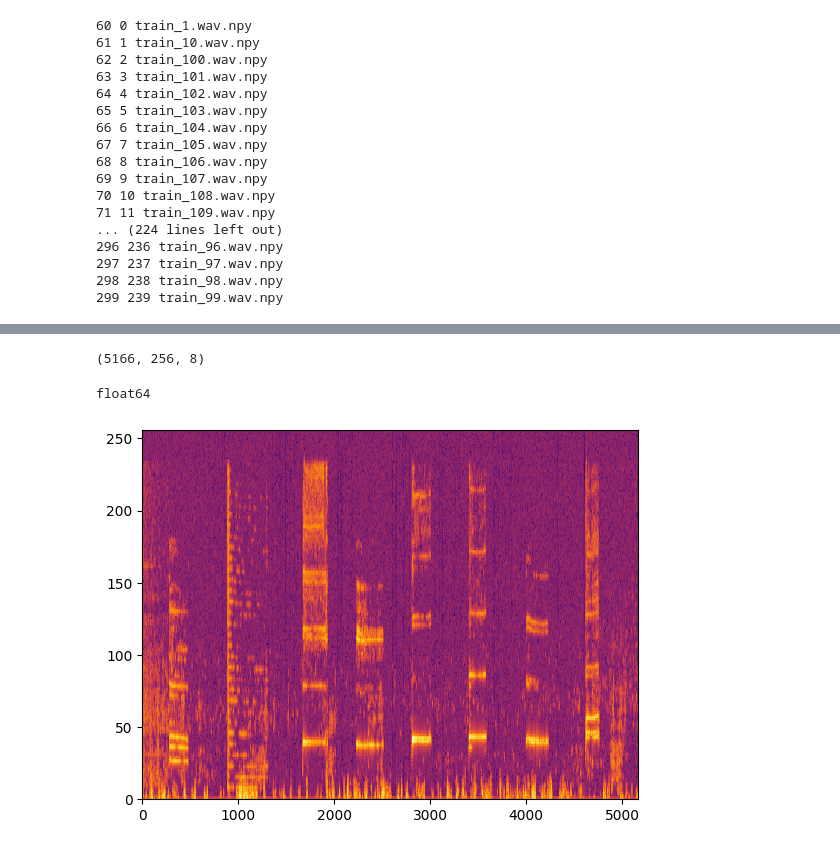
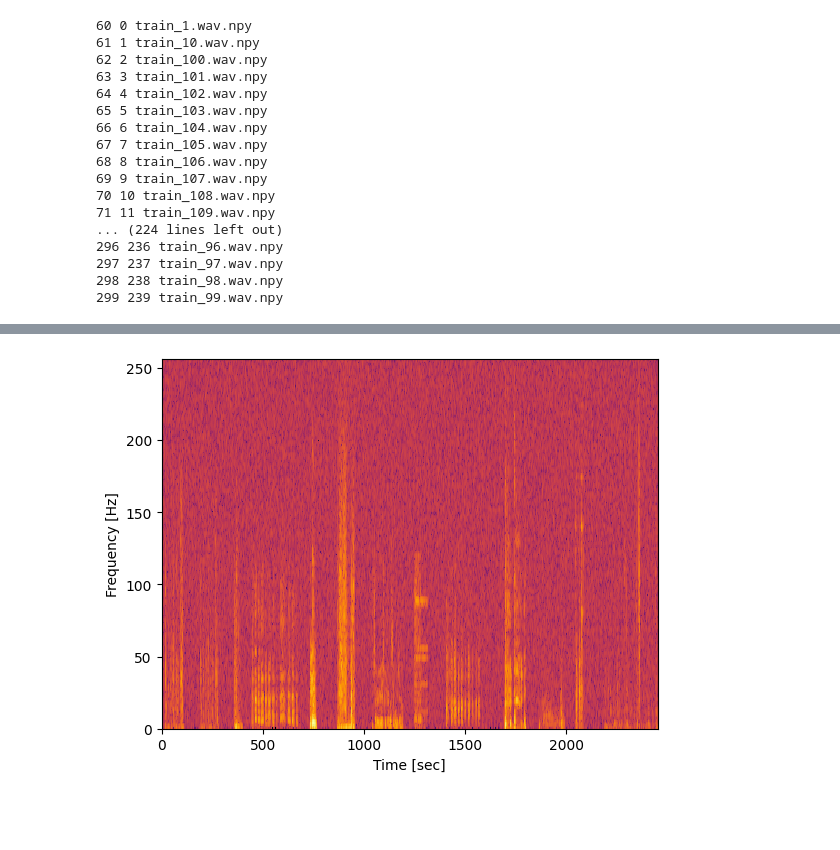
Before and after one commit to izzan-alfian/SELD-quadcopter, a Jupyter notebook: test.ipynb, the cells around one changed output, grey strips where cells are left out. Cells and saved outputs as stored; diff of their text form; code cells hidden in the pictures; blank space fills up the shorter version.

```diff
--- a/test.ipynb
+++ b/test.ipynb
@@ -112,36 +100,34 @@ NameError: name 'file_name' is not defined
-# %%
-audio_path = "F:/projects/SELD-quadcopter/dataset_generator/sounds/filtered_8_channel_microphone_signals/wav_ov1_split1_50db/test_11.wav"
-
-nfft = 512
-win_len = nfft
-hop_len = nfft // 2
-
-max_frames = 5166
-
-fs, audio_data = wav.read(audio_path)
-
-_nb_ch = audio_data.shape[1]
-hann_win = np.repeat(np.hanning(win_len)[np.newaxis].T, _nb_ch, 1)
-nb_bins = nfft // 2
-spectra = np.zeros((max_frames, nb_bins, _nb_ch), dtype=complex)
-for ind in range(max_frames):
-    start_ind = ind * hop_len
-    aud_frame = audio_data[start_ind + np.arange(0, win_len), :] * hann_win
-    spectra[ind] = np.fft.fft(aud_frame, n=nfft, axis=0, norm='ortho')[:nb_bins, :]
-
-print(spectra.shape)
-# %% [output]
-(5166, 256, 8)
-# %%
-normalized_data_name = os.listdir(normallized_dir)[0]
-normalized_data = np.load(os.path.join(normallized_dir, normalized_data_name))
-
-%matplotlib inline
-
-fig, ax = plt.subplots()
-ax.pcolormesh(10 * np.log10(np.abs(spectra[:, :, 0].T + 1e-9)), shading='auto', cmap='inferno')
-
-print(normalized_data.dtype)
-# %% [output]
-float64
-[figure, removed]
+# %%
+
+fs = 44100
+fft = 512
+hop_len = fft
+win_len = fft // 2
+eps = 1e-16
+
+def spectrogram(audio_input):
+    nb_ch = audio_input.shape[1]
+    nb_bins = fft // 2
+    max_frames = int(np.ceil((audio_input.shape[0] - win_len) / float(hop_len)))
+    hann_win = np.repeat(np.hanning(win_len)[np.newaxis].T, nb_ch, 1)
+    spectra = np.zeros((max_frames, nb_bins, nb_ch), dtype=complex)
+    for ind in range(max_frames):
+        start_ind = ind * hop_len
+        aud_frame = audio_input[start_ind + np.arange(0, win_len), :] * hann_win
+        spectra[ind] = np.fft.fft(aud_frame, n=fft, axis=0, norm='ortho')[:nb_bins, :]
+    return spectra
+# %%
+fs, a = wav.read('./dataset_generator/ANSIM_clone_matlab/dataset_generator/sounds/ANSIM_clone/wav_ov1_split1_30db/test_0_desc_30_100.wav')
+audio = a[:, :4] / 32768.0 + eps
+
+a = spectrogram(a)
+
+%matplotlib inline
+
+fig, ax = plt.subplots()
+ax.pcolormesh(10 * np.log10(np.abs(a[:, :, 0].T + 1e-9)), shading='auto', cmap='inferno')
+plt.ylabel('Frequency [Hz]')
+plt.xlabel('Time [sec]')
+plt.show()
+# %% [output]
+[figure, added]
```
Also changed, not shown: parts of 5 cells of this notebook, 24 other files.
